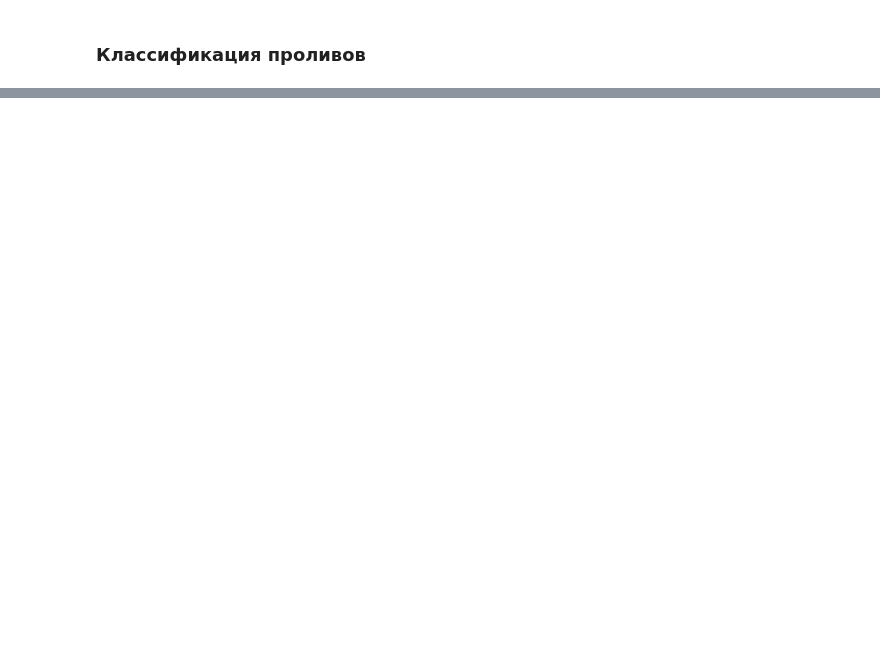
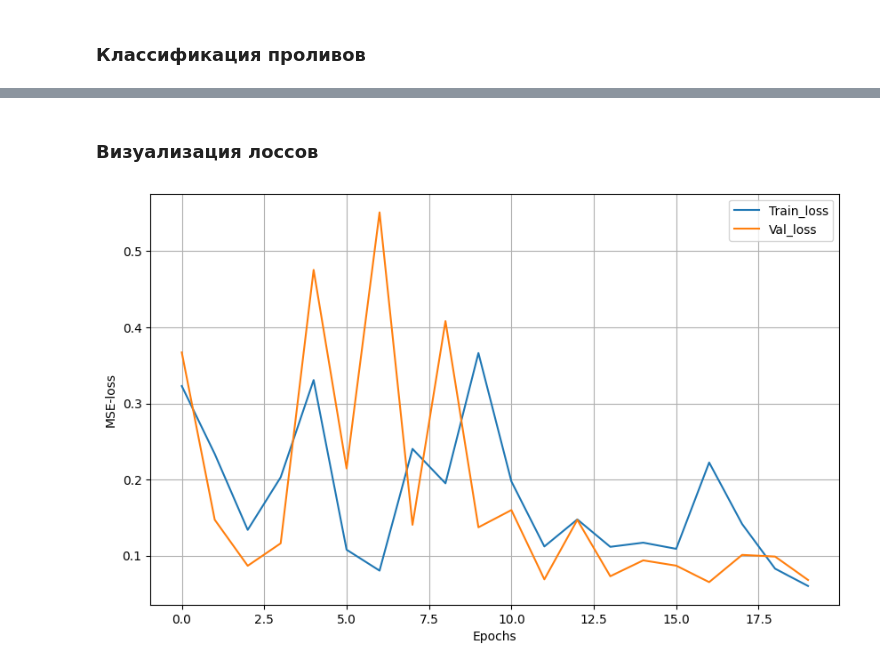
Before and after one commit to Shchetinnikov/Deep_Generative_Models_course, a Jupyter notebook: homework_1/notebooks/autoencoder_cls.ipynb, the cells around one changed output, grey strips where cells are left out. Drawn from its saved outputs; the diff is of its cells as text; code cells hidden in the pictures; blank space fills up the shorter version.

```diff
--- a/homework_1/notebooks/autoencoder_cls.ipynb
+++ b/homework_1/notebooks/autoencoder_cls.ipynb
@@ -279,0 +306,16 @@ True Negative Rate (TNR): 0.8442
+# %% [markdown]
+### Визуализация лоссов
+# %%
+fig, ax = plt.subplots(figsize=(10, 6))
+
+ax.plot(range(20), autoencoder.train_loss_history, label='Train_loss')
+ax.plot(range(20), autoencoder.val_loss_history, label='Val_loss')
+
+ax.set_xlabel('Epochs')
+ax.set_ylabel('MSE-loss')
+
+ax.grid()
+ax.legend()
+fig.savefig('loss.jpg')
+# %% [output]
+[figure, added]
```
Also changed, not shown: parts of 10 cells of this notebook, 5 other files.
